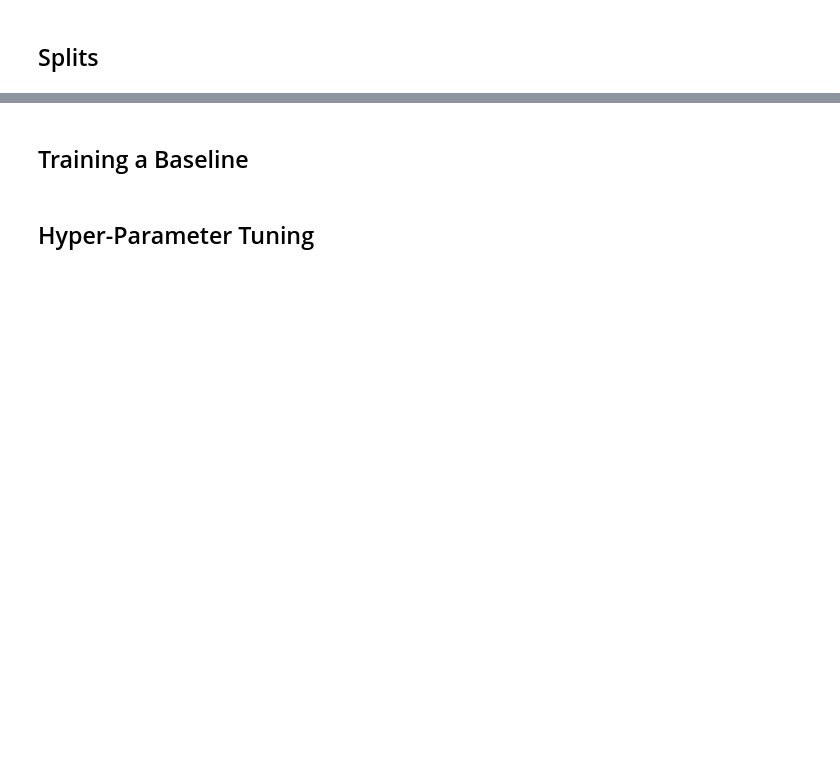
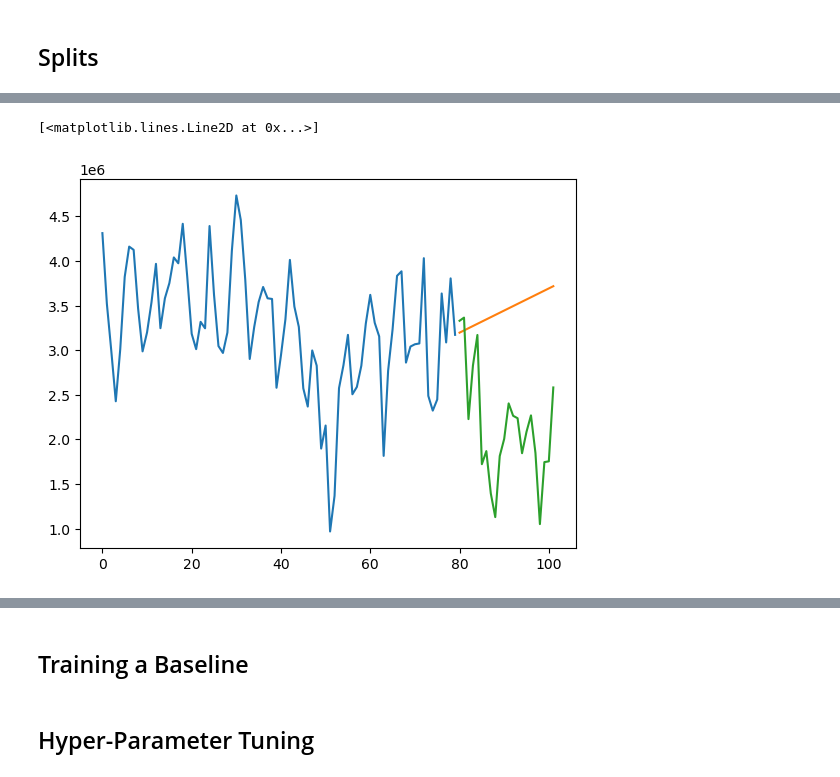
Before and after one commit to lmg1404/Energy-Consumption-Forecasting, a Jupyter notebook: src/notebooks/supervised/arima.ipynb, the cells around one changed output, grey strips where cells are left out. Drawn from its saved outputs; the diff is of its cells as text; code cells hidden in the pictures; blank space fills up the shorter version.

Commit message:
completion of normalization and target definition

```diff
--- a/src/notebooks/supervised/arima.ipynb
+++ b/src/notebooks/supervised/arima.ipynb
@@ -27,0 +20,2 @@ pd.read_csv("../../../data/targets.csv")
+# %%
+targets = targets[['date', 'total_consumption']]
@@ -28,2 +38,5 @@ pd.read_csv("../../../data/targets.csv")
 # %% [markdown]
 ## Splits
+# %%
+y = targets['total_consumption']
+adfuller(y, maxlag=0)
@@ -29,0 +52,7 @@ pd.read_csv("../../../data/targets.csv")
+# %%
+y_train = y[:80]
+y_test = y[80:]
+# %%
+order = (0, 2, 1)
+model = SARIMAX(endog=y_train, exog=None, order=order).fit()
+# model.summary()
@@ -29,0 +78,7 @@ pd.read_csv("../../../data/targets.csv")
+# %%
+plt.plot(y_train)
+plt.plot(model.forecast(len(y_test)))
+plt.plot(y_test)
+# %% [output]
+[<matplotlib.lines.Line2D at 0x...>]
+[figure, added]
```
Also changed, not shown: parts of 7 cells of this notebook, 1 other file.
